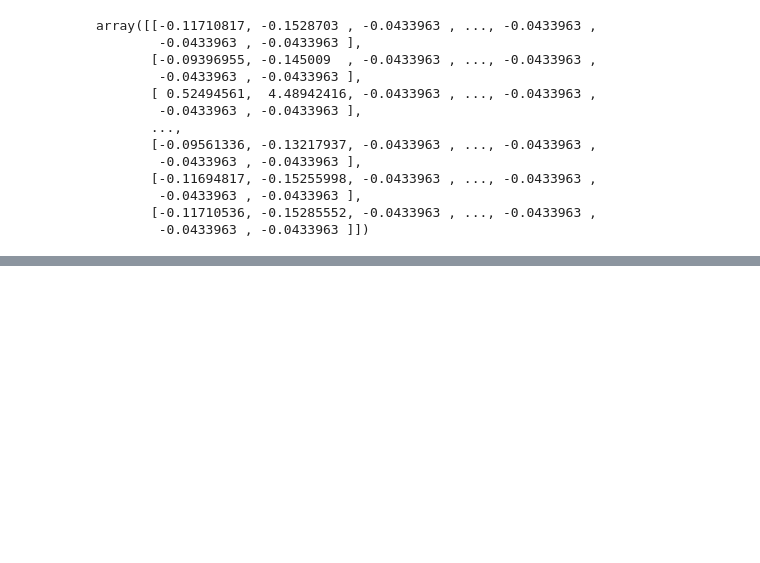
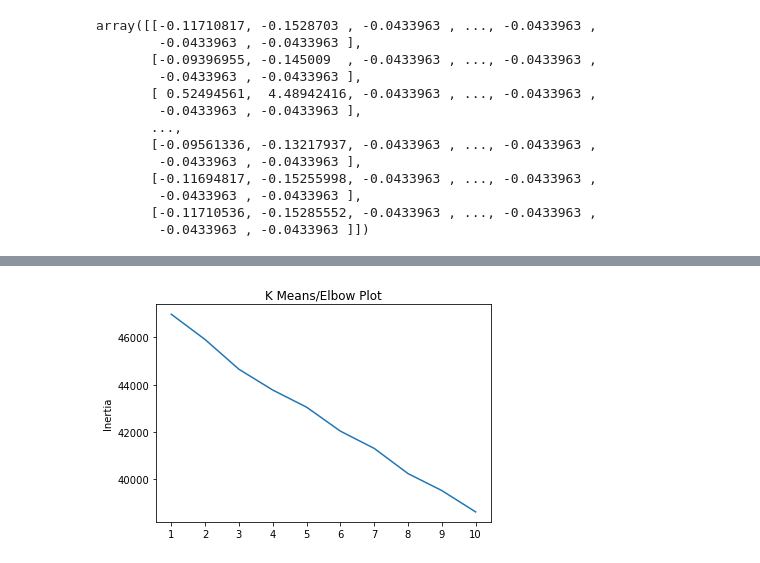
Before and after one commit to jlira5418/CryptoClusters, a Jupyter notebook: CryptoClusters.ipynb, the cells around one changed output, grey strips where cells are left out. Drawn from its saved outputs; the diff is of its cells as text; code cells hidden in the pictures; blank space fills up the shorter version.

```diff
--- a/CryptoClusters.ipynb
+++ b/CryptoClusters.ipynb
@@ -117,0 +113,23 @@ Reshape your data either using array.reshape(-1, 1) if your data has a single fe
+# %%
+#Elbow Curve
+inertia = []
+k = list(range(1,11))
+# %%
+#Finding K
+
+for i in k:
+
+    k_Means = KMeans(n_clusters = i, random_state=0)
+    k_Means.fit(pca_scaled)
+    inertia.append(k_Means.inertia_)
+    k_data = {"k": k, "inertia":inertia}
+df_kmean = pd.DataFrame(k_data)
+
+#Elbow Plot
+plt.plot(df_kmean['k'], df_kmean['inertia'])
+plt.xticks(range(1,11))
+plt.title('K Means/Elbow Plot')
+plt.ylabel('Inertia')
+plt.show()
+# %% [output]
+[figure, added]
```
Also changed, not shown: parts of 9 cells of this notebook.
